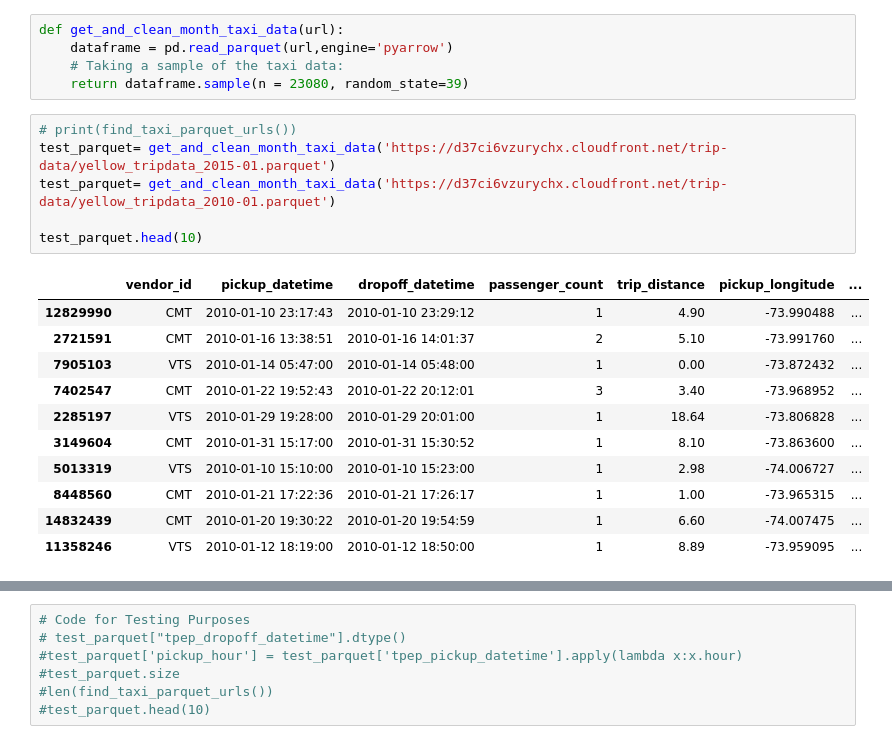
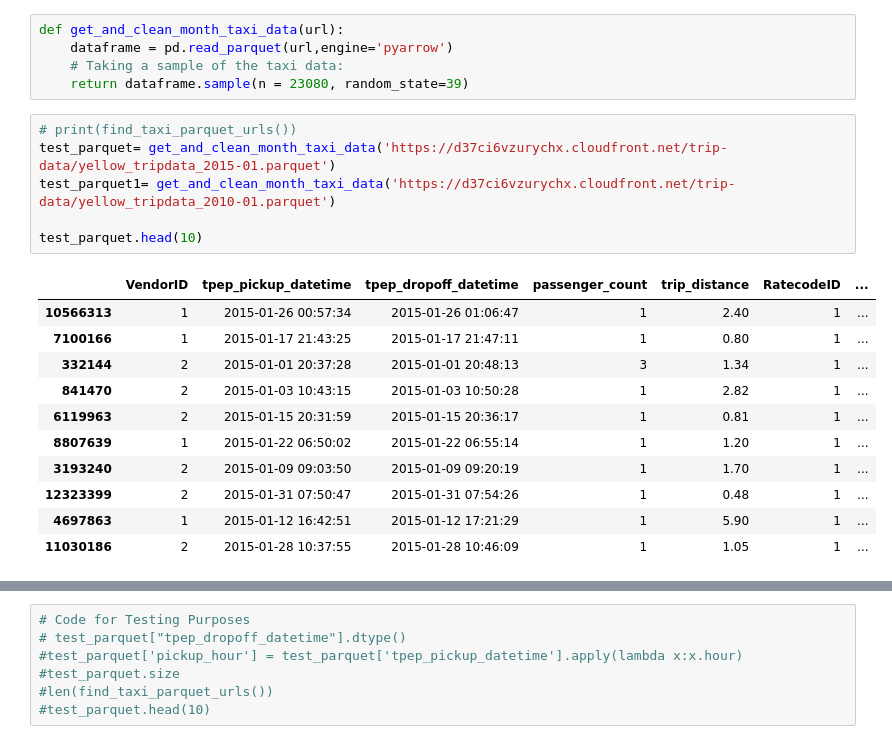
Before and after one commit to laurelhickey/Tools_for_Analytics_Project, a Jupyter notebook: Project Scaffolding.ipynb, the cells around one changed output, grey strips where cells are left out. Saved outputs shown, nothing was run; the diff lists cells and outputs as text.

```diff
--- a/Project Scaffolding.ipynb
+++ b/Project Scaffolding.ipynb
@@ -174,18 +174,18 @@ def get_and_clean_month_taxi_data(url):
 # %%
 # print(find_taxi_parquet_urls())
 test_parquet= get_and_clean_month_taxi_data('https://d37ci6vzurychx.cloudfront.net/trip-data/yellow_tripdata_2015-01.parquet')
-test_parquet= get_and_clean_month_taxi_data('https://d37ci6vzurychx.cloudfront.net/trip-data/yellow_tripdata_2010-01.parquet')
+test_parquet1= get_and_clean_month_taxi_data('https://d37ci6vzurychx.cloudfront.net/trip-data/yellow_tripdata_2010-01.parquet')
 
 test_parquet.head(10)
 # %% [output]
-|  | vendor_id | pickup_datetime | dropoff_datetime | passenger_count | trip_distance | pickup_longitude | ... |
-| 12829990 | CMT | 2010-01-10 23:17:43 | 2010-01-10 23:29:12 | 1 | 4.90 | -73.990488 | ... |
-| 2721591 | CMT | 2010-01-16 13:38:51 | 2010-01-16 14:01:37 | 2 | 5.10 | -73.991760 | ... |
-| 7905103 | VTS | 2010-01-14 05:47:00 | 2010-01-14 05:48:00 | 1 | 0.00 | -73.872432 | ... |
-| 7402547 | CMT | 2010-01-22 19:52:43 | 2010-01-22 20:12:01 | 3 | 3.40 | -73.968952 | ... |
-| 2285197 | VTS | 2010-01-29 19:28:00 | 2010-01-29 20:01:00 | 1 | 18.64 | -73.806828 | ... |
-| 3149604 | CMT | 2010-01-31 15:17:00 | 2010-01-31 15:30:52 | 1 | 8.10 | -73.863600 | ... |
-| 5013319 | VTS | 2010-01-10 15:10:00 | 2010-01-10 15:23:00 | 1 | 2.98 | -74.006727 | ... |
-| 8448560 | CMT | 2010-01-21 17:22:36 | 2010-01-21 17:26:17 | 1 | 1.00 | -73.965315 | ... |
-| 14832439 | CMT | 2010-01-20 19:30:22 | 2010-01-20 19:54:59 | 1 | 6.60 | -74.007475 | ... |
-| 11358246 | VTS | 2010-01-12 18:19:00 | 2010-01-12 18:50:00 | 1 | 8.89 | -73.959095 | ... |
+|  | VendorID | tpep_pickup_datetime | tpep_dropoff_datetime | passenger_count | trip_distance | RatecodeID | ... |
+| 10566313 | 1 | 2015-01-26 00:57:34 | 2015-01-26 01:06:47 | 1 | 2.40 | 1 | ... |
+| 7100166 | 1 | 2015-01-17 21:43:25 | 2015-01-17 21:47:11 | 1 | 0.80 | 1 | ... |
+| 332144 | 2 | 2015-01-01 20:37:28 | 2015-01-01 20:48:13 | 3 | 1.34 | 1 | ... |
+| 841470 | 2 | 2015-01-03 10:43:15 | 2015-01-03 10:50:28 | 1 | 2.82 | 1 | ... |
+| 6119963 | 2 | 2015-01-15 20:31:59 | 2015-01-15 20:36:17 | 1 | 0.81 | 1 | ... |
+| 8807639 | 1 | 2015-01-22 06:50:02 | 2015-01-22 06:55:14 | 1 | 1.20 | 1 | ... |
+| 3193240 | 2 | 2015-01-09 09:03:50 | 2015-01-09 09:20:19 | 1 | 1.70 | 1 | ... |
+| 12323399 | 2 | 2015-01-31 07:50:47 | 2015-01-31 07:54:26 | 1 | 0.48 | 1 | ... |
+| 4697863 | 1 | 2015-01-12 16:42:51 | 2015-01-12 17:21:29 | 1 | 5.90 | 1 | ... |
+| 11030186 | 2 | 2015-01-28 10:37:55 | 2015-01-28 10:46:09 | 1 | 1.05 | 1 | ... |
```
Also changed, not shown: parts of 4 cells of this notebook.
